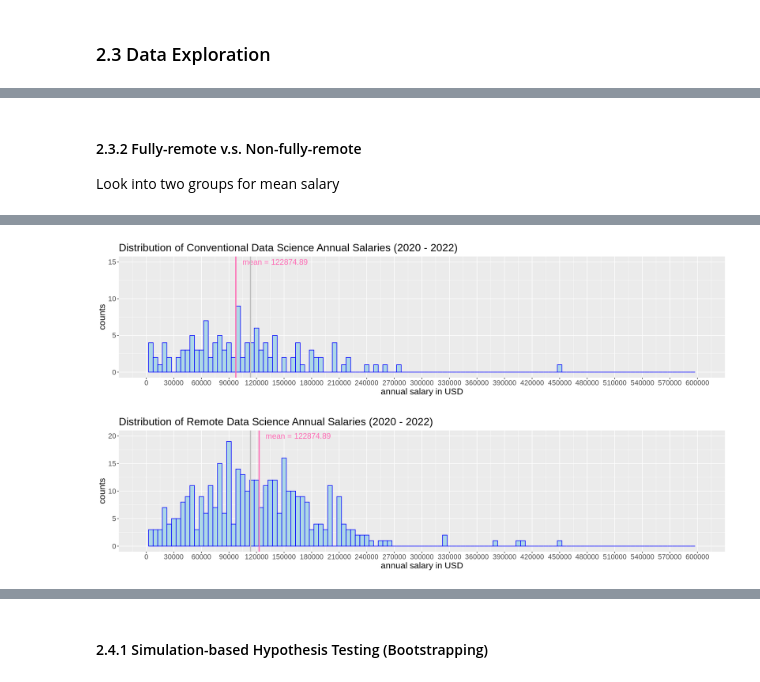
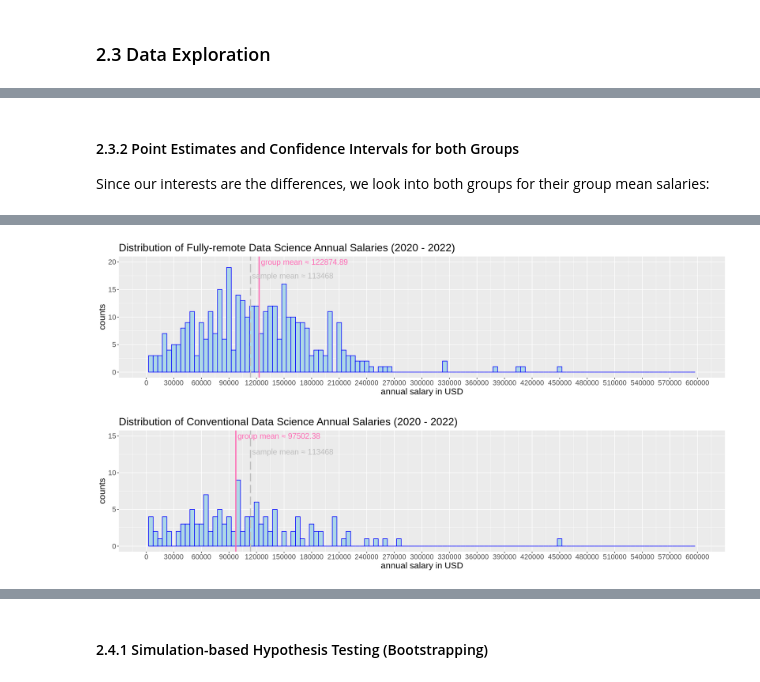
Before and after one commit to ludioludius/STAT201-Project, a Jupyter notebook: Final_Report_Draft.ipynb, the cells around one changed output, grey strips where cells are left out. Drawn from its saved outputs; the diff is of its cells as text; code cells hidden in the pictures.

```diff
--- a/Final_Report_Draft.ipynb
+++ b/Final_Report_Draft.ipynb
@@ -212,25 +206,48 @@ Warning message:
 # %% [markdown]
-#### 2.3.2 Fully-remote v.s. Non-fully-remote
+#### 2.3.2 Point Estimates and Confidence Intervals for both Groups
 
-Look into two groups for mean salary
+Since our interests are the differences, we look into both groups for their group mean salaries:
 # %%
+options(repr.plot.width = 16, repr.plot.height = 4)
+options("scipen"=10, "digits"=4)
+
 # 1. Fully_remote:
 fully_remote_mean <- fully_remote %>%
     summarise(mean = mean(salary_in_usd)) %>%
     pull()
+
+remote_plot <- df %>%
+    filter(remote_ratio == 100) %>%
+    ggplot(aes(x = salary_in_usd)) +
+    geom_histogram(binwidth = 5000, color = 'blue', fill = 'light blue') +
+    labs(title = "Distribution of Fully-remote Data Science Annual Salaries (2020 - 2022)",
+         x = 'annual salary in USD',
+         y = 'counts') +
+        theme(text = element_text(size = 16)) +
+
+    # add in coloured vertical lines with labels for group mean and group meadian as reference:
+    geom_vline(xintercept = fully_remote_mean, colour = 'hot pink', size = 1, linetype = "solid") +
+        annotate("text", x = fully_remote_mean, y = 20, label = "group mean ≈ 122874.89", color = "hot pink", size = 5, hjust = -0.02) +
+    # geom_vline(xintercept = 115717, colour = '#00827f', alpha = 0.36, size = 1, linetype = "longdash") +
+    #     annotate("text", x = 115717, y = 20, label = "median = 115717", color = '#00827f', alpha = 0.36, size=5, hjust = 1.1) +
+
+    # add grey vertical lines for sample mean and sample meadian from sections above:
+    geom_vline(xintercept = mean_overall, colour = 'grey', size = 1, linetype = "longdash") +
+        annotate("text", x = mean_overall, y = 19, label = "sample mean ≈ 113468", color = "grey", size = 5, hjust = -0.02, vjust = 2) +
+
+
+   # refine the limits and breaks of the x and y scales:
+    scale_y_continuous(limits = c(0, 20), breaks = seq(0, 20, 5)) +
+    scale_x_continuous(limits = c(0, 600001), breaks = seq(0, 600001, 30000))
+
+remote_plot
+
 
 # 2. Non_fully_remote:
 non_fully_remote_mean <- non_fully_remote %>%
     summarise(mean = mean(salary_in_usd)) %>%
     pull()
 
-cat(" The sample mean of the fully-remote group is", fully_remote_mean, "USD,","\n","and the sample mean of the non-fully-remote group is", round(non_fully_remote_mean, 5), "USD.")
-
-
-options(repr.plot.width = 16, repr.plot.height = 4)
-options("scipen"=10, "digits"=4)
-
-# non fully remote group:
 conventional_plot <- df %>%
     filter(remote_ratio == 0 & 50) %>%
     ggplot(aes(x = salary_in_usd)) +
@@ -241,13 +258,14 @@ conventional_plot <- df %>%
         theme(text = element_text(size = 16)) +
 
     # add in coloured vertical lines with labels for group mean and group meadian as reference:
-    geom_vline(xintercept = 97502.38, colour = 'hot pink', size = 1, linetype = "solid") +
-        annotate("text", x = 97502.38, y = 15, label = "mean = 122874.89", color = "hot pink", size = 5, hjust = -0.1) +
+    geom_vline(xintercept = non_fully_remote_mean, colour = 'hot pink', size = 1, linetype = "solid") +
+        annotate("text", x = non_fully_remote_mean, y = 15, label = "group mean ≈ 97502.38", color = "hot pink", size = 5, hjust = -0.02) +
 #     geom_vline(xintercept = 85000, colour = '#00827f', alpha = 0.36, size = 1, linetype = "longdash") +
 #         annotate("text", x = 85000, y = 15, label = "median = 115717", color = '#00827f', alpha = 0.36, size=5, hjust = 1.1) +
 
     # add grey vertical lines for sample mean and sample meadian from sections above:
-    geom_vline(xintercept = 113468, colour = 'grey', size = 1, linetype = "solid") +
+    geom_vline(xintercept = mean_overall, colour = 'grey', size = 1, linetype = "longdash") +
+        annotate("text", x = mean_overall, y = 14, label = "sample mean ≈ 113468", color = "grey", size = 5, hjust = -0.02, vjust = 2) +
     # geom_vline(xintercept = 104196, colour = 'grey', size = 1, linetype = "longdash") +
 
    # refine the limits and breaks of the x and y scales:
@@ -255,31 +273,4 @@ conventional_plot <- df %>%
     scale_x_continuous(limits = c(0, 600001), breaks = seq(0, 600001, 30000))
 
 conventional_plot
-
-
-# fully remote group:
-remote_plot <- df %>%
-    filter(remote_ratio == 100) %>%
-    ggplot(aes(x = salary_in_usd)) +
-    geom_histogram(binwidth = 5000, color = 'blue', fill = 'light blue') +
-    labs(title = "Distribution of Remote Data Science Annual Salaries (2020 - 2022)",
-         x = 'annual salary in USD',
-         y = 'counts') +
-        theme(text = element_text(size = 16)) +
-
-    # add in coloured vertical lines with labels for group mean and group meadian as reference:
-    geom_vline(xintercept = 122874.89, colour = 'hot pink', size = 1, linetype = "solid") +
-        annotate("text", x = 122874.89, y = 20, label = "mean = 122874.89", color = "hot pink", size = 5, hjust = -0.1) +
-    # geom_vline(xintercept = 115717, colour = '#00827f', alpha = 0.36, size = 1, linetype = "longdash") +
-    #     annotate("text", x = 115717, y = 20, label = "median = 115717", color = '#00827f', alpha = 0.36, size=5, hjust = 1.1) +
-
-    # add grey vertical lines for sample mean and sample meadian from sections above:
-    geom_vline(xintercept = 113468, colour = 'grey', size = 1, linetype = "solid") +
-    # geom_vline(xintercept = 104196, colour = 'grey', size = 1, linetype = "longdash") +
-
-   # refine the limits and breaks of the x and y scales:
-    scale_y_continuous(limits = c(0, 20), breaks = seq(0, 20, 5)) +
-    scale_x_continuous(limits = c(0, 600001), breaks = seq(0, 600001, 30000))
-
-remote_plot
 # %% [output]
@@ -292,2 +281,2 @@ Warning message:
-[figure, old version]
+[figure, new version]
-[figure, old version]
+[figure, new version]
```
Also changed, not shown: parts of 56 cells of this notebook.
